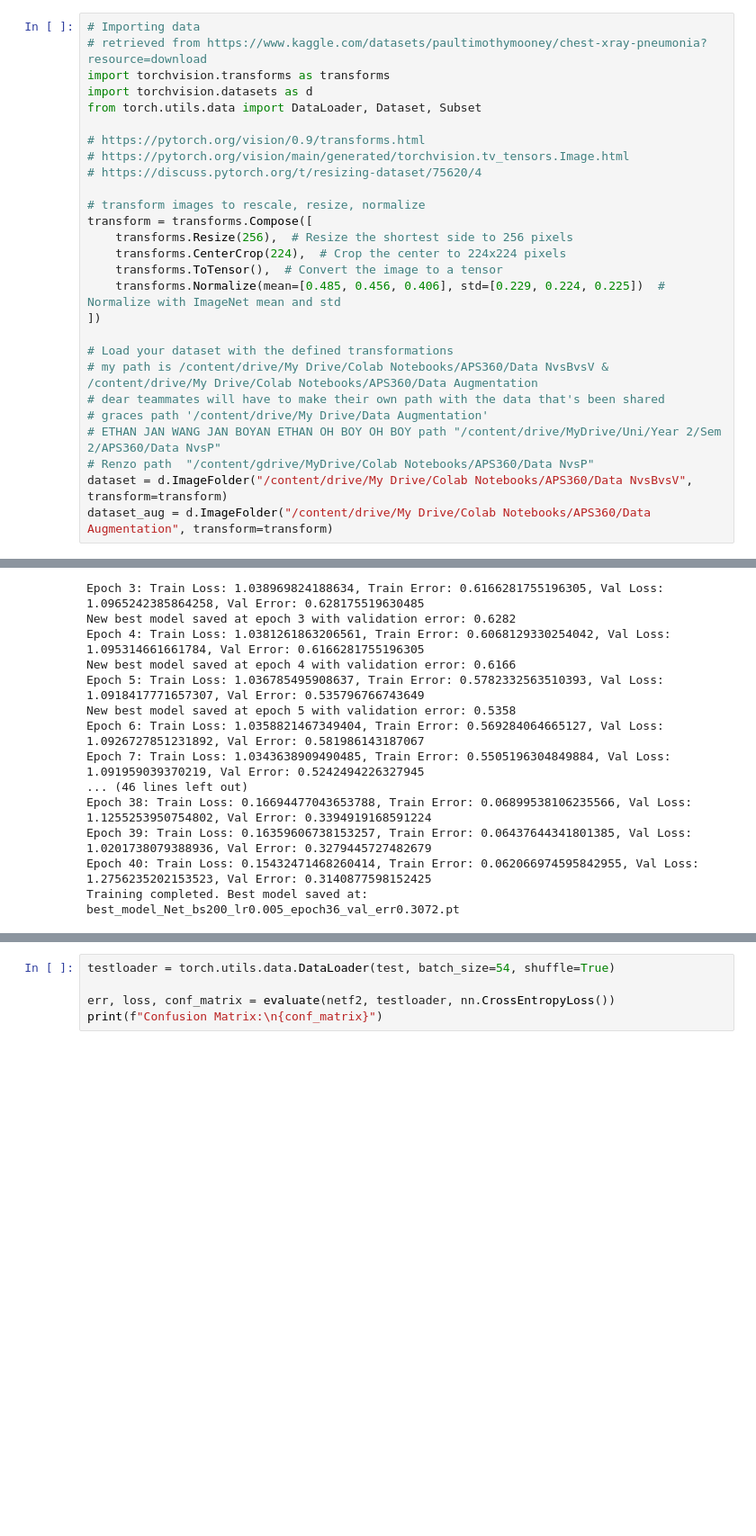
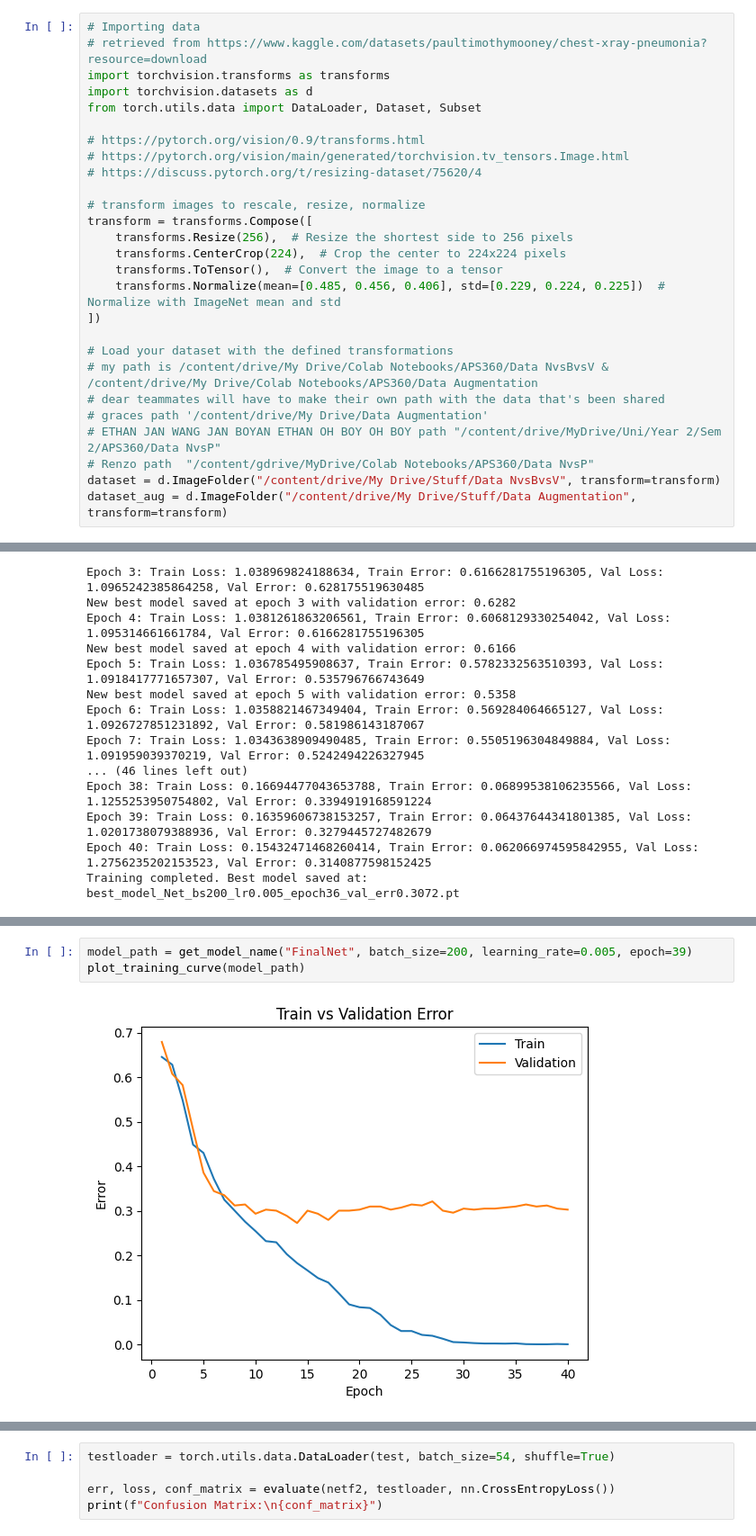
Before and after one commit to edwynzhou/aps360_project_team_77, a Jupyter notebook: Final_APS360_Project.ipynb, the cells around one changed output, grey strips where cells are left out. Shown at 90% size. Cells and saved outputs as stored; diff of their text form; blank space fills up the shorter version.

Commit message:
add best model

```diff
--- a/Final_APS360_Project.ipynb
+++ b/Final_APS360_Project.ipynb
@@ -44,8 +44,8 @@ transform = transforms.Compose([
 # graces path '/content/drive/My Drive/Data Augmentation'
 # ETHAN JAN WANG JAN BOYAN ETHAN OH BOY OH BOY path "/content/drive/MyDrive/Uni/Year 2/Sem 2/APS360/Data NvsP"
 # Renzo path  "/content/gdrive/MyDrive/Colab Notebooks/APS360/Data NvsP"
-dataset = d.ImageFolder("/content/drive/My Drive/Colab Notebooks/APS360/Data NvsBvsV", transform=transform)
-dataset_aug = d.ImageFolder("/content/drive/My Drive/Colab Notebooks/APS360/Data Augmentation", transform=transform)
+dataset = d.ImageFolder("/content/drive/My Drive/Stuff/Data NvsBvsV", transform=transform)
+dataset_aug = d.ImageFolder("/content/drive/My Drive/Stuff/Data Augmentation", transform=transform)
 # %%
 # pick 80/10/10 split, remove 90% of the dataset to reduce size of dataset due to computational cost temporarily
 # Rebalanced dataset to 1440 images per class
@@ -1013,0 +1126,5 @@ TESTING FOR ACCURACY
+# %%
+model_path = get_model_name("FinalNet", batch_size=200, learning_rate=0.005, epoch=39)
+plot_training_curve(model_path)
+# %% [output]
+[figure, added]
```
Also changed, not shown: parts of 14 cells of this notebook, 1 other file.
